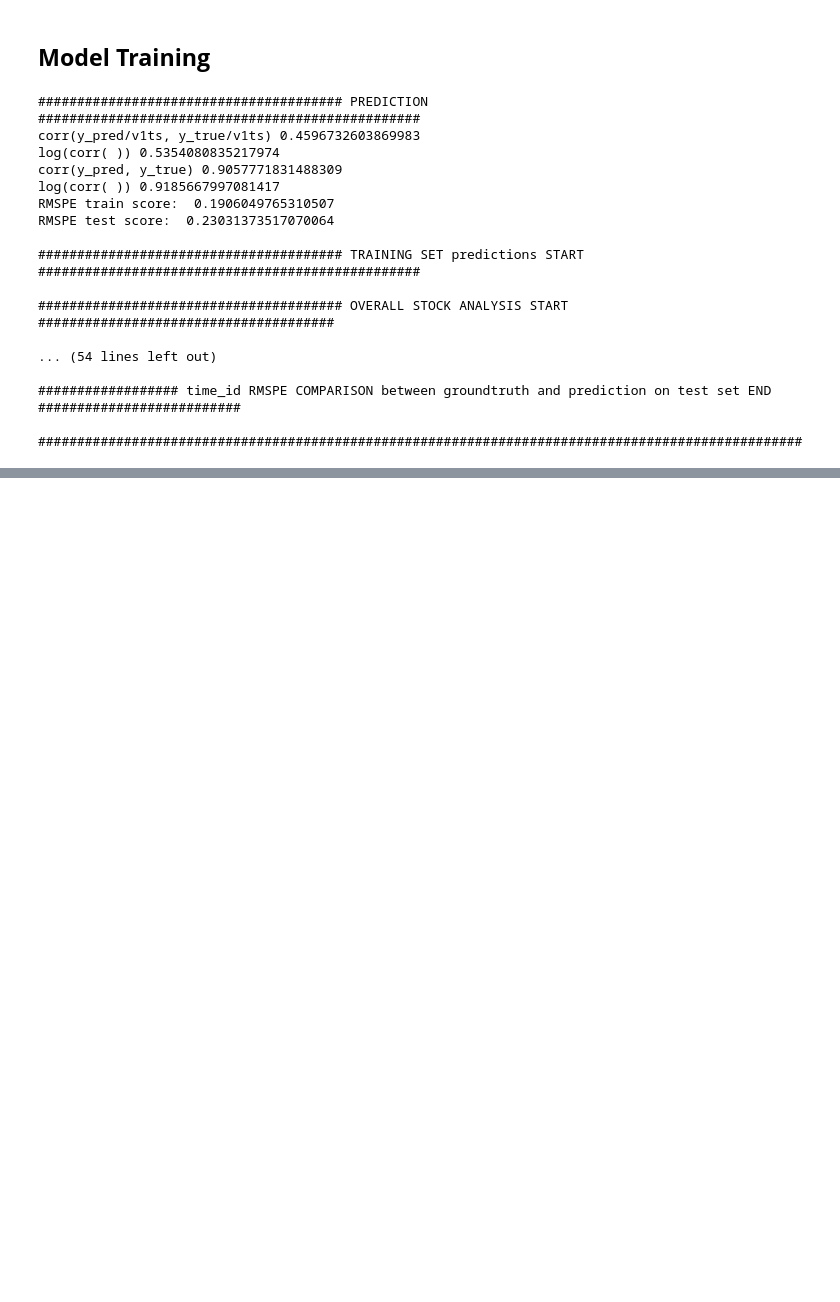
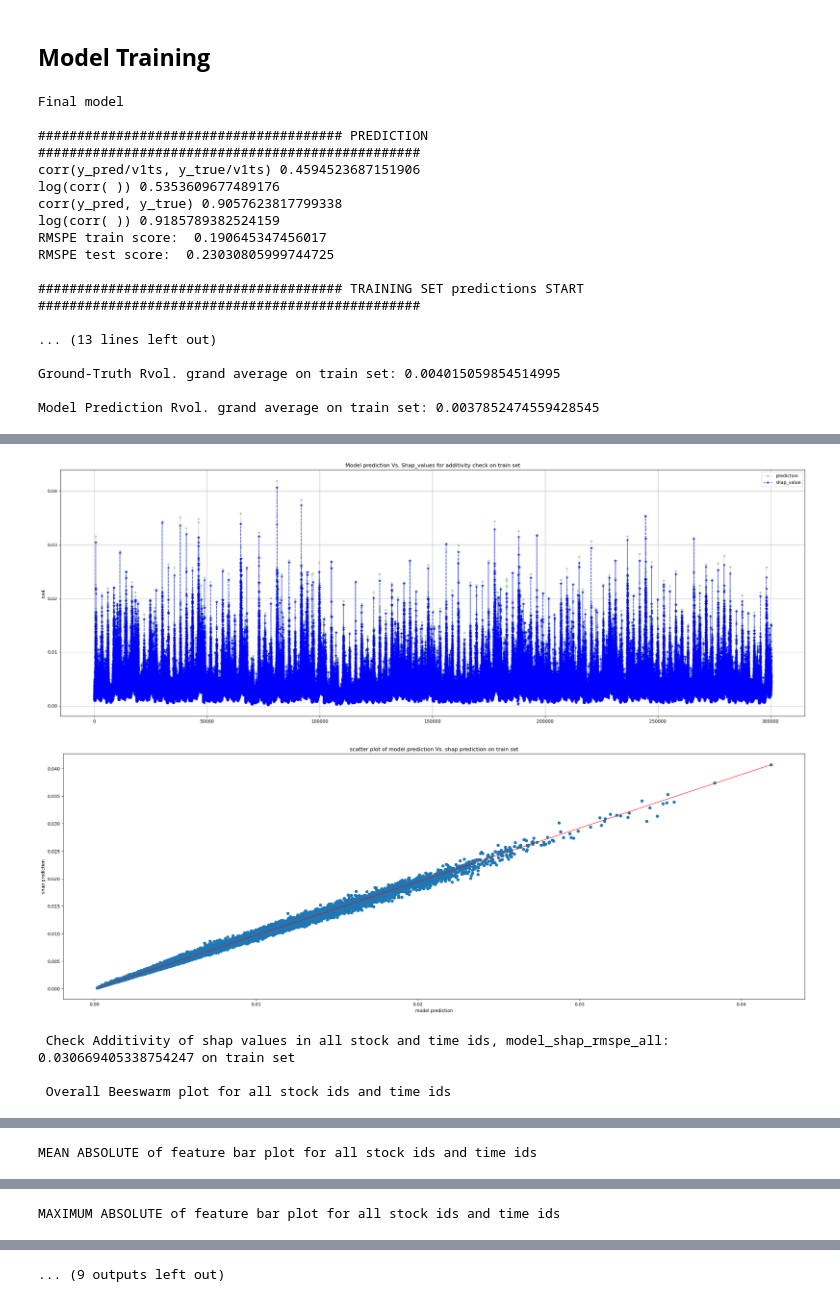
Before and after one commit to JosePeeterson/Optiver-Realized-Volatility-Prediction, a Jupyter notebook: src/Final_submission_src/kaggle_submission/submission-ver-33-error-analysis.ipynb, the cells around one changed output, grey strips where cells are left out. Saved outputs shown, nothing was run; the diff lists cells and outputs as text; code cells hidden in the pictures; blank space fills up the shorter version.

Commit message:
added global SHAP feature importance
added global SHAP feature importance

```diff
--- a/src/Final_submission_src/kaggle_submission/submission-ver-33-error-analysis.ipynb
+++ b/src/Final_submission_src/kaggle_submission/submission-ver-33-error-analysis.ipynb
@@ -1904,7 +1932,7 @@ best_params = { 'disable_default_eval_metric': 1,
                }
 
 t_v_t = train_validate_n_test(df_train_reordered, df_test)
-#final_reg,test_pred,train_pred,y_train,X_train,X_test,v1tr,w_train = t_v_t.make_predictions(best_params,num_rounds)
+#final_reg,train_pred,test_pred,y_train,X_train,X_test,v1tr,v1ts,w_train,target_name = t_v_t.make_predictions(best_params,num_rounds)
 
 
 train_pred = pd.DataFrame(train_pred).rename(columns={'log_wap1_log_price_ret_vol':'target'})
@@ -1918,6 +1946,8 @@ y_train['stock_id'] = df_train_reordered['stock_id']
 v1tr = pd.DataFrame(v1tr)
 v1tr['time_id'] = df_train_reordered['time_id']
 v1tr['stock_id'] = df_train_reordered['stock_id']
+v1tr['wap1_log_price_ret_vol'] = v1tr['log_wap1_log_price_ret_vol']
+v1tr.drop(columns=['log_wap1_log_price_ret_vol'], inplace=True)
 
 test_pred = pd.DataFrame(test_pred).rename(columns={'log_wap1_log_price_ret_vol':'target'})
 test_pred['time_id'] = df_test['time_id'].astype(int)
@@ -1925,18 +1955,26 @@ test_pred['stock_id'] = df_test['stock_id'].astype(int)
 
 ## # Merge the DataFrames on 'time_id' and 'stock_id' columns
 os.chdir('/home/optimusprime/Desktop/peeterson/optiver/Optiver-Realized-Volatility-Prediction/data')
+#os.chdir('/content/drive/MyDrive/optiver_real_vol/Final Submission/kaggle_submission_versions')
+
 train = pd.read_csv('train.csv')
 X_test['time_id'] = df_test['time_id']
 y_test_df = pd.merge(X_test[['time_id', 'stock_id']], train[['time_id', 'stock_id', 'target']], on=['time_id', 'stock_id'], how='left')
 y_test_df['time_id'] = df_test['time_id'].astype(int)
 y_test_df['stock_id'] = df_test['stock_id'].astype(int)
+w_test = y_test_df[target_name] **-2 * v1ts**2
+X_test.drop(columns=['time_id'], inplace=True)
 
-t_v_t.evaluate_predictions(final_reg,test_pred, y_test_df,train_pred,y_train, X_train,X_test,v1tr,w_train,best_mlxtend_xgb_params)
+v1ts = pd.DataFrame(v1ts)
+v1ts['time_id'] = df_test['time_id'].astype(int)
+v1ts['stock_id'] = df_test['stock_id'].astype(int)
+v1ts['wap1_log_price_ret_vol'] = v1ts['log_wap1_log_price_ret_vol']
+v1ts.drop(columns=['log_wap1_log_price_ret_vol'], inplace=True)
+
+train_shap_values_all, test_shap_values_all = t_v_t.evaluate_predictions(final_reg,test_pred, y_test_df,train_pred,y_train,X_train,X_test,v1tr,v1ts,w_train,w_test,best_mlxtend_xgb_params)
 
 
 
-# del final_reg,test_pred, y_test,train_pred,y_train,X_train,X_test,v1tr,w_train
-# gc.collect()
 
 # ## save the best model with timestamp for future use.
 # timestamp = datetime.now().strftime('%Y%m%d_%H%M%S')
@@ -1951,20 +1989,20 @@ t_v_t.evaluate_predictions(final_reg,test_pred, y_test_df,train_pred,y_train, X_
 # del study, trial,t_v_t,final_reg,test_pred, y_test,train_pred,y_train
 # gc.collect()
 # %% [output]
+Final model
+
 ####################################### PREDICTION #################################################
-corr(y_pred/v1ts, y_true/v1ts) 0.4596732603869983
-log(corr( )) 0.5354080835217974
-corr(y_pred, y_true) 0.9057771831488309
-log(corr( )) 0.9185667997081417
-RMSPE train score:  0.1906049765310507
-RMSPE test score:  0.23031373517070064
+corr(y_pred/v1ts, y_true/v1ts) 0.4594523687151906
+log(corr( )) 0.5353609677489176
+corr(y_pred, y_true) 0.9057623817799338
+log(corr( )) 0.9185789382524159
+RMSPE train score:  0.190645347456017
+RMSPE test score:  0.23030805999744725
 
 ####################################### TRAINING SET predictions START #################################################
 
-####################################### OVERALL STOCK ANALYSIS START ######################################
+... (13 lines left out)
 
-... (54 lines left out)
+Ground-Truth Rvol. grand average on train set: 0.004015059854514995
 
-################## time_id RMSPE COMPARISON between groundtruth and prediction on test set END ##########################
-
-##################################################################################################
+Model Prediction Rvol. grand average on train set: 0.0037852474559428545
@@ -1970,0 +2010,5 @@ RMSPE test score:  0.23031373517070064
+[figure, added]
+[figure, added]
+ Check Additivity of shap values in all stock and time ids, model_shap_rmspe_all: 0.030669405338754247 on train set
+
+ Overall Beeswarm plot for all stock ids and time ids
@@ -1970,0 +2016 @@ RMSPE test score:  0.23031373517070064
+MEAN ABSOLUTE of feature bar plot for all stock ids and time ids
@@ -1970,0 +2018 @@ RMSPE test score:  0.23031373517070064
+MAXIMUM ABSOLUTE of feature bar plot for all stock ids and time ids
@@ -1970,0 +2038 @@ RMSPE test score:  0.23031373517070064
+... (9 outputs left out)
```
Also changed, not shown: parts of 3 cells of this notebook.
